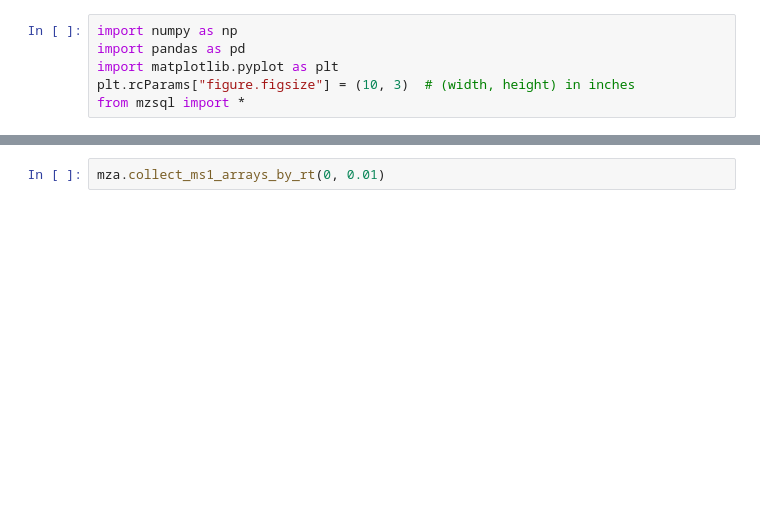
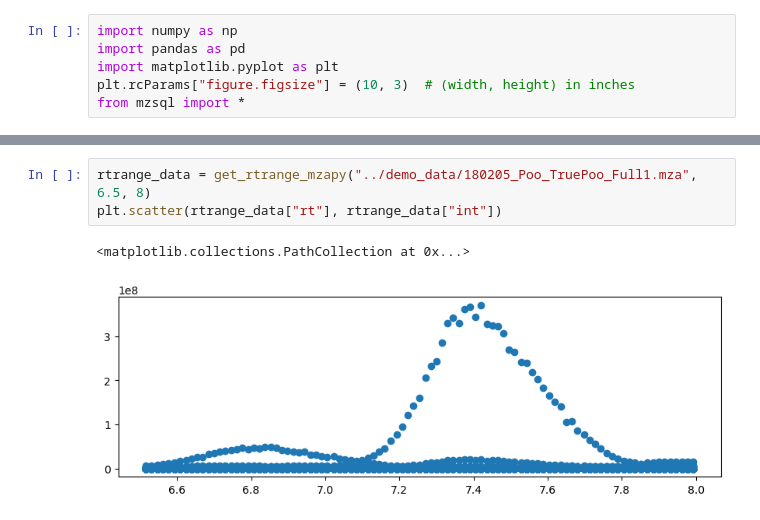
Before and after one commit to wkumler/mzsql, a Jupyter notebook: demo_notebooks/mza_notebook.ipynb, the cells around one changed output, grey strips where cells are left out. Saved outputs shown, nothing was run; the diff lists cells and outputs as text; blank space fills up the shorter version.

```diff
--- a/demo_notebooks/mza_notebook.ipynb
+++ b/demo_notebooks/mza_notebook.ipynb
@@ -44,2 +21,6 @@ plt.plot(xic_rt, xic_i)
 # %%
-mza.collect_ms1_arrays_by_rt(0, 0.01)
+rtrange_data = get_rtrange_mzapy("../demo_data/180205_Poo_TruePoo_Full1.mza", 6.5, 8)
+plt.scatter(rtrange_data["rt"], rtrange_data["int"])
+# %% [output]
+<matplotlib.collections.PathCollection at 0x...>
+[figure, added]
```
Also changed, not shown: parts of 16 cells of this notebook, 1 other file.
